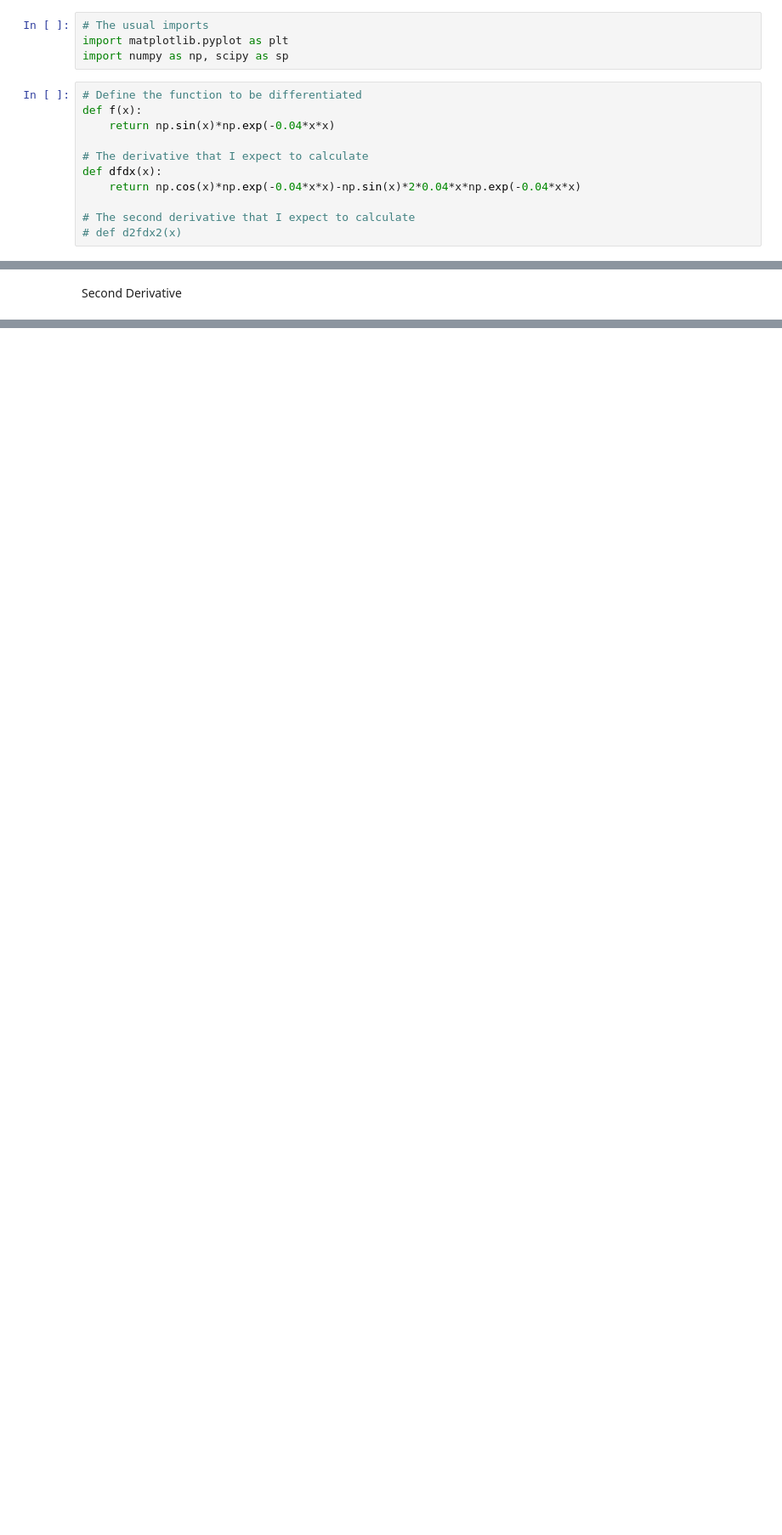
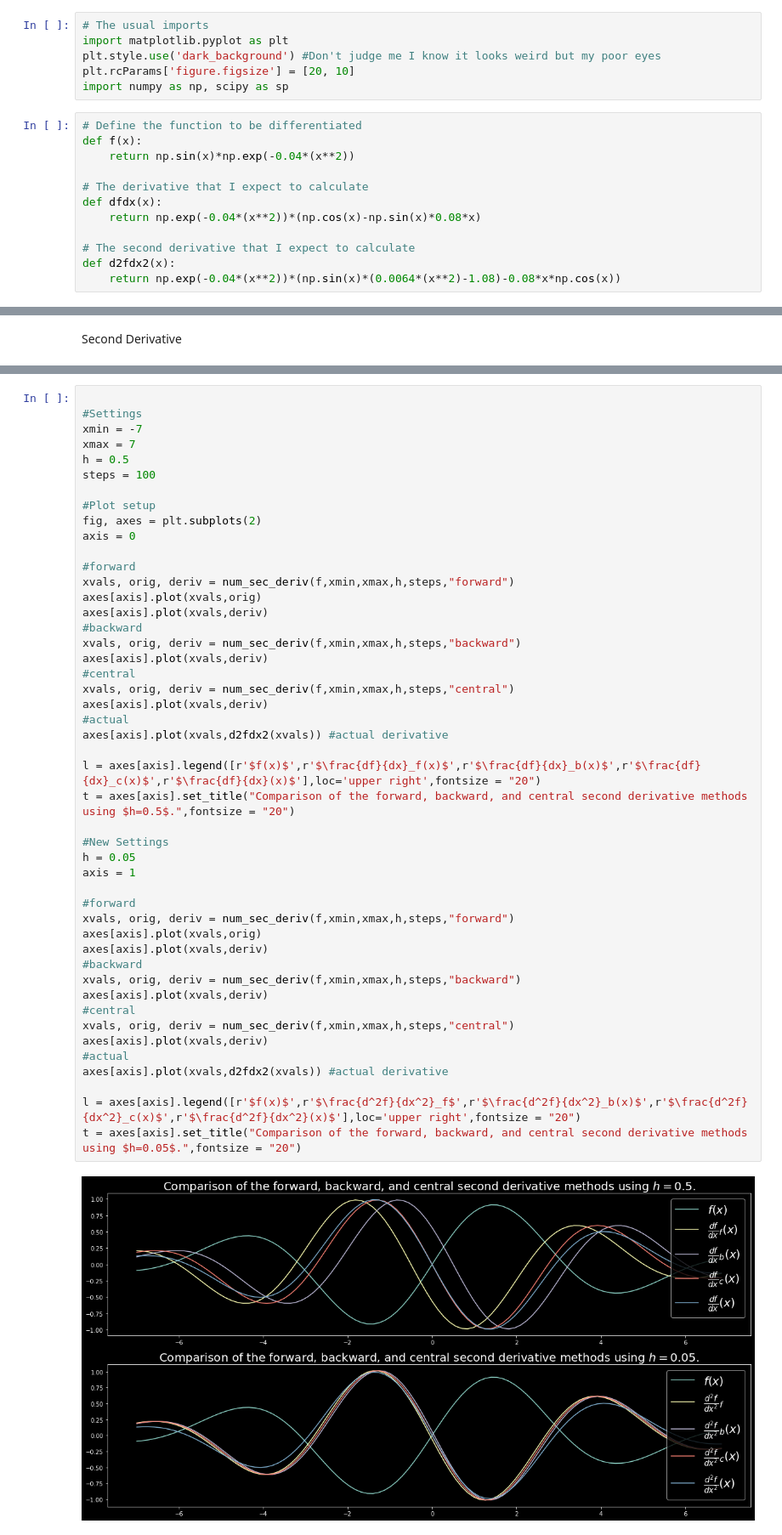
Before and after one commit to gregoryKaiser/cppython, a Jupyter notebook: Homework 1 - Numerical Derivatives.ipynb, the cells around one changed output, grey strips where cells are left out. Shown at 85% size. Saved outputs shown, nothing was run; the diff lists cells and outputs as text; blank space fills up the shorter version.

Commit message:
Moved second derivative through plotting

```diff
--- a/Homework 1 - Numerical Derivatives.ipynb
+++ b/Homework 1 - Numerical Derivatives.ipynb
@@ -15,16 +18,19 @@ $$\frac{d}{dx}(f(x)) = cos(x)e^{−0.04x^2}-2\times 0.04\times x sin(x)e^{−0.0
 # %%
 # The usual imports
 import matplotlib.pyplot as plt
+plt.style.use('dark_background') #Don't judge me I know it looks weird but my poor eyes
+plt.rcParams['figure.figsize'] = [20, 10]
 import numpy as np, scipy as sp
 # %%
 # Define the function to be differentiated
 def f(x):
-    return np.sin(x)*np.exp(-0.04*x*x)
+    return np.sin(x)*np.exp(-0.04*(x**2))
 
 # The derivative that I expect to calculate
 def dfdx(x):
-    return np.cos(x)*np.exp(-0.04*x*x)-np.sin(x)*2*0.04*x*np.exp(-0.04*x*x)
+    return np.exp(-0.04*(x**2))*(np.cos(x)-np.sin(x)*0.08*x)
 
 # The second derivative that I expect to calculate
-# def d2fdx2(x)
+def d2fdx2(x):
+    return np.exp(-0.04*(x**2))*(np.sin(x)*(0.0064*(x**2)-1.08)-0.08*x*np.cos(x))
 # %% [markdown]
@@ -158,0 +170,49 @@ plt.legend(["$f(x)$","$f''(x)_f$","$f''(x)_b$","$f''(x)_c$"])
+# %%
+
+#Settings
+xmin = -7
+xmax = 7
+h = 0.5
+steps = 100
+
+#Plot setup
+fig, axes = plt.subplots(2)
+axis = 0
+
+#forward
+xvals, orig, deriv = num_sec_deriv(f,xmin,xmax,h,steps,"forward")
+axes[axis].plot(xvals,orig)
+axes[axis].plot(xvals,deriv)
+#backward
+xvals, orig, deriv = num_sec_deriv(f,xmin,xmax,h,steps,"backward")
+axes[axis].plot(xvals,deriv)
+#central
+xvals, orig, deriv = num_sec_deriv(f,xmin,xmax,h,steps,"central")
+axes[axis].plot(xvals,deriv)
+#actual
+axes[axis].plot(xvals,d2fdx2(xvals)) #actual derivative
+
+l = axes[axis].legend([r'$f(x)$',r'$\frac{df}{dx}_f(x)$',r'$\frac{df}{dx}_b(x)$',r'$\frac{df}{dx}_c(x)$',r'$\frac{df}{dx}(x)$'],loc='upper right',fontsize = "20")
+t = axes[axis].set_title("Comparison of the forward, backward, and central second derivative methods using $h=0.5$.",fontsize = "20")
+
+#New Settings
+h = 0.05
+axis = 1
+
+#forward
+xvals, orig, deriv = num_sec_deriv(f,xmin,xmax,h,steps,"forward")
+axes[axis].plot(xvals,orig)
+axes[axis].plot(xvals,deriv)
+#backward
+xvals, orig, deriv = num_sec_deriv(f,xmin,xmax,h,steps,"backward")
+axes[axis].plot(xvals,deriv)
+#central
+xvals, orig, deriv = num_sec_deriv(f,xmin,xmax,h,steps,"central")
+axes[axis].plot(xvals,deriv)
+#actual
+axes[axis].plot(xvals,d2fdx2(xvals)) #actual derivative
+
+l = axes[axis].legend([r'$f(x)$',r'$\frac{d^2f}{dx^2}_f$',r'$\frac{d^2f}{dx^2}_b(x)$',r'$\frac{d^2f}{dx^2}_c(x)$',r'$\frac{d^2f}{dx^2}(x)$'],loc='upper right',fontsize = "20")
+t = axes[axis].set_title("Comparison of the forward, backward, and central second derivative methods using $h=0.05$.",fontsize = "20")
+# %% [output]
+[figure, added]
```
Also changed, not shown: parts of 15 cells of this notebook.
